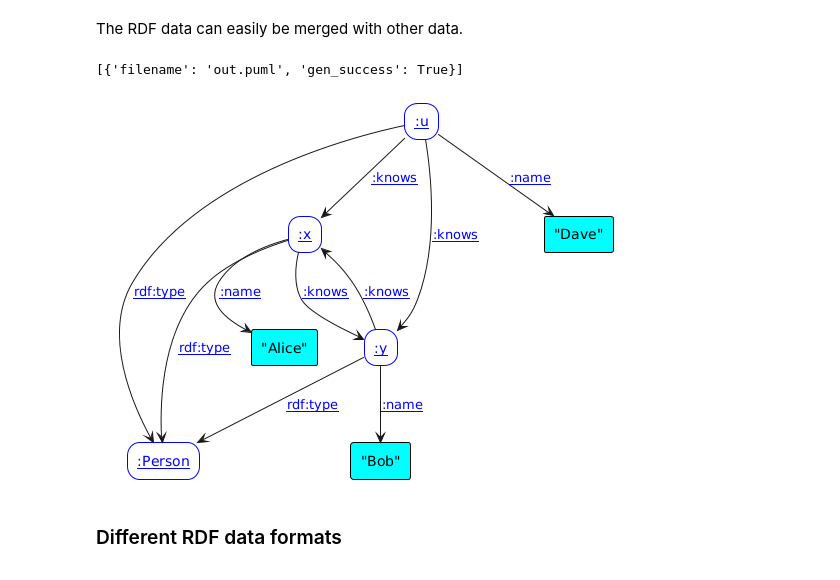
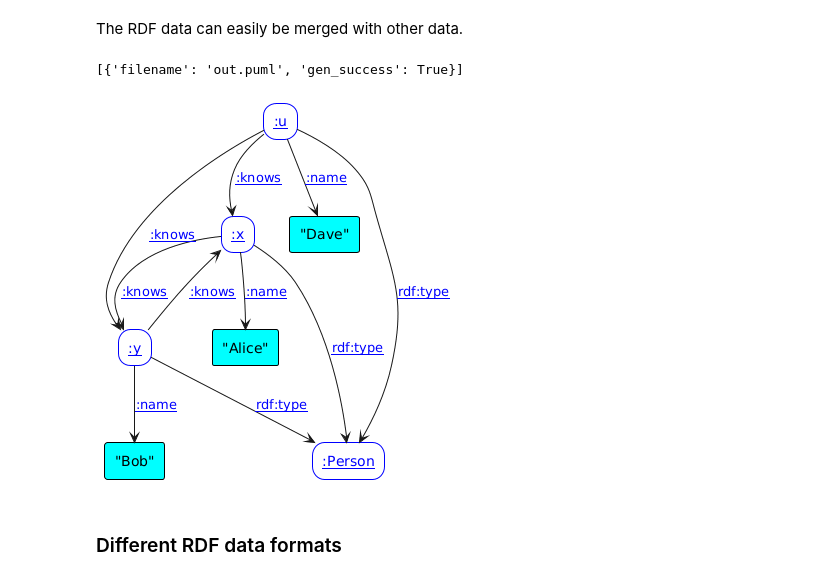
Before and after one commit to rudof-project/tutorials, a Jupyter notebook: rudof/rdf.ipynb, the cells around one changed output. Drawn from its saved outputs; the diff is of its cells as text; code cells hidden in the pictures.

```diff
--- a/rudof/rdf.ipynb
+++ b/rudof/rdf.ipynb
@@ -96,8 +93,9 @@ rudof.read_data_str("""
  :bob   schema:knows :alice .
 """)
 # %%
-!rm -f out.puml out.png
-uml = rudof.data2plantuml_file('out.puml')
+puml_content = rudof.serialize_data(ResultDataFormat.PlantUML)
+with open('out.puml', 'w') as _f:
+    _f.write(puml_content)
 !python -m plantuml out.puml
 Image(f"out.png")
 # %% [output]
@@ -130,8 +128,9 @@ rudof.read_data_str("""
  :acme  schema:name "Acme Inc." .
 """)
 # %%
-!rm -f out.puml out.png
-uml = rudof.data2plantuml_file('out.puml')
+puml_content = rudof.serialize_data(ResultDataFormat.PlantUML)
+with open('out.puml', 'w') as _f:
+    _f.write(puml_content)
 !python -m plantuml out.puml
 Image(f"out.png")
 # %% [output]
@@ -155,8 +154,9 @@ rudof.read_data_str("""
 """)
 #
 # %%
-!rm -f out.puml out.png
-uml = rudof.data2plantuml_file('out.puml')
+puml_content = rudof.serialize_data(ResultDataFormat.PlantUML)
+with open('out.puml', 'w') as _f:
+    _f.write(puml_content)
 !python -m plantuml out.puml
 Image(f"out.png")
 # %% [output]
@@ -179,8 +179,9 @@ rudof.read_data_str("""
 """)
 # %%
 # @title
-!rm -f out.puml out.png
-uml = rudof.data2plantuml_file('out.puml')
+puml_content = rudof.serialize_data(ResultDataFormat.PlantUML)
+with open('out.puml', 'w') as _f:
+    _f.write(puml_content)
 !python -m plantuml out.puml
 Image(f"out.png")
 # %% [output]
@@ -223,13 +224,14 @@ prefix rdf: <http://www.w3.org/1999/02/22-rdf-syntax-ns#>
 """, merge = True)
 # %%
 # @title
-!rm -f out.puml out.png
-uml = rudof.data2plantuml_file('out.puml')
+puml_content = rudof.serialize_data(ResultDataFormat.PlantUML)
+with open('out.puml', 'w') as _f:
+    _f.write(puml_content)
 !python -m plantuml out.puml
 Image(f"out.png")
 # %% [output]
 [{'filename': 'out.puml', 'gen_success': True}]
-[figure, old version]
+[figure, new version]
 # %% [markdown]
 ### Different RDF data formats
 # %% [markdown]
```
Also changed, not shown: parts of 36 cells of this notebook, 8 other files.
